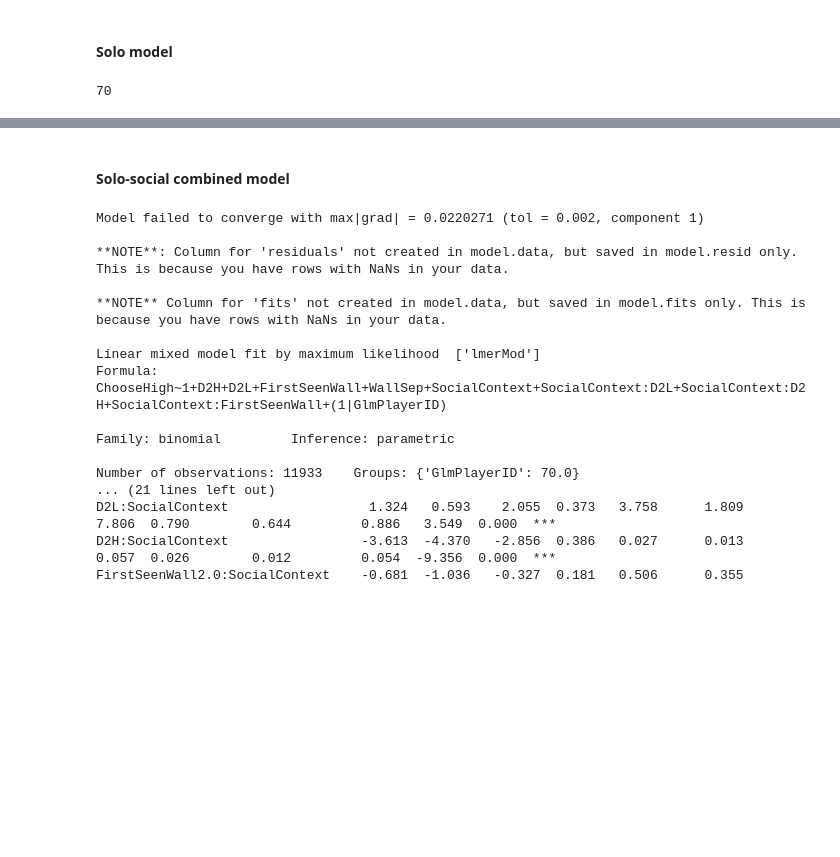
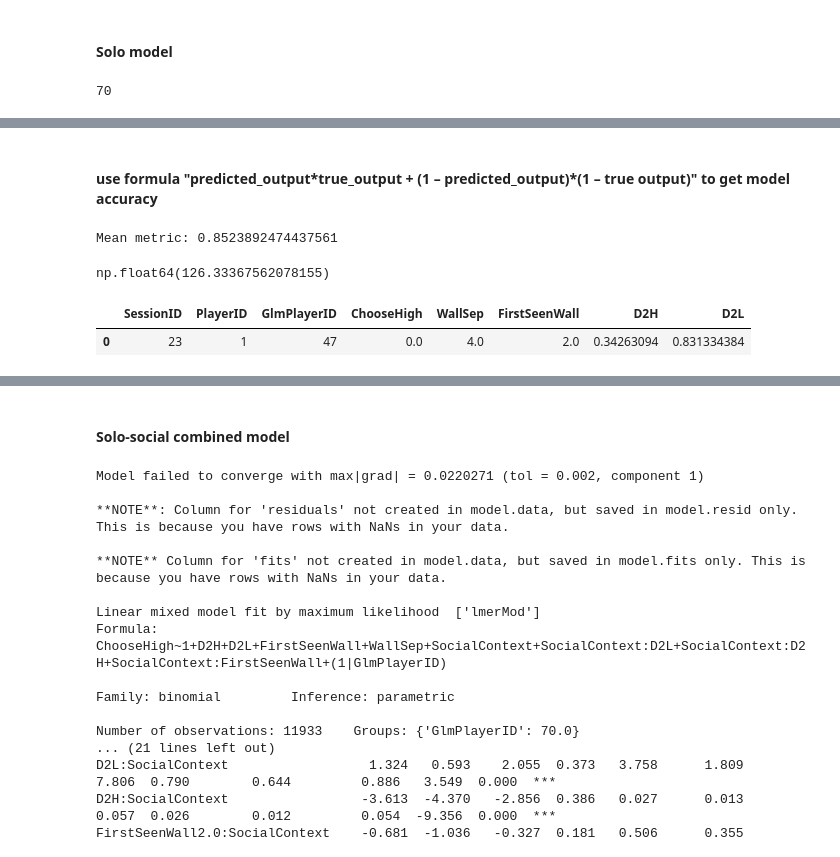
Before and after one commit to tomhagley6/octagon_analysis, a Jupyter notebook: sandbox/GLM_sandbox3.ipynb, the cells around one changed output, grey strips where cells are left out. Saved outputs shown, nothing was run; the diff lists cells and outputs as text; code cells hidden in the pictures; blank space fills up the shorter version.

```diff
--- a/sandbox/GLM_sandbox3.ipynb
+++ b/sandbox/GLM_sandbox3.ipynb
@@ -507,12 +540,12 @@ for experiment_id, players in analysis_results.items():
 # %%
 import pickle
 
-with open(r'./data/analysis_results.pkl', 'wb') as f:
-    pickle.dump(analysis_results, f)
+# with open(r'./data/analysis_results.pkl', 'wb') as f:
+#     pickle.dump(analysis_results, f)
 
 
-# with open('analysis_results_opponent_first_vis_wall.pkl', 'rb') as f:
-#     analysis_results = pickle.load(f)
+with open('./data/analysis_results.pkl', 'rb') as f:
+    analysis_results = pickle.load(f)
 # %% [markdown]
 #### Populate a dataframe, with a row for each trial, and fields for regressors (only including trials with fully-populated regressors)
 # %% [markdown]
@@ -617,8 +650,8 @@ for session_id, players in analysis_results.items():
         glm_df_solo = pd.concat([glm_df_solo, df_player], ignore_index=True)
 
 
-glm_df_solo["FirstSeenWall"] = glm_df_solo["FirstSeenWall"].astype("category")
-glm_df_solo["WallSep"] = glm_df_solo["WallSep"].astype("category")
+glm_df_solo["FirstSeenWall"] = glm_df_solo["FirstSeenWall"].astype(str).astype("category")
+glm_df_solo["WallSep"] = glm_df_solo["WallSep"].astype(str).astype("category")
 # %% [markdown]
 #### GLM Code in Pymer4
 # %%
@@ -709,0 +745,21 @@ print(glm_df_solo_cleaned['GlmPlayerID'].nunique())  # Should match the number o
+# %%
+# randomise the order of the rows
+glm_df_solo_shuffle = glm_df_solo.sample(frac=1).reset_index(drop=True)
+
+# create lists to store the DataFrames
+dfs_with_row_removed = []
+dfs_with_removed_row = []
+
+# iterate through each row index in the DataFrame
+for i in range(len(glm_df_solo_shuffle)):
+    # create a DataFrame with one row removed
+    df_without_row = glm_df_solo_shuffle.drop(index=i).reset_index(drop=True)
+    dfs_with_row_removed.append(df_without_row)
+
+    # create a DataFrame with only the removed row
+    df_with_removed_row = glm_df_solo_shuffle.iloc[[i]].reset_index(drop=True)
+    dfs_with_removed_row.append(df_with_removed_row)
+
+# Now you have two lists:
+# 1. dfs_with_row_removed: DataFrames with one row removed
+# 2. dfs_with_removed_row: DataFrames containing only the removed rows
@@ -709,0 +836,14 @@ print(glm_df_solo_cleaned['GlmPlayerID'].nunique())  # Should match the number o
+# %% [markdown]
+#### use formula "predicted_output\*true_output + (1 – predicted_output)\*(1 – true output)" to get model accuracy
+# %%
+# calculate the metric for each prediction
+likelihoods = np.full(len(random_indices), np.nan)
+for i, idx in enumerate(random_indices):
+    predicted_output = predictions_maintained_index[idx]
+    true_output = glm_df_solo_shuffle.iloc[idx]['ChooseHigh']
+    likelihood = predicted_output**true_output * (1 - predicted_output)**(1 - true_output)
+    likelihoods[i] = likelihood
+
+print(f"Mean metric: {np.nanmean(likelihoods)}")
+# %% [output]
+Mean metric: 0.8523892474437561
@@ -710,3 +865,12 @@ print(glm_df_solo_cleaned['GlmPlayerID'].nunique())  # Should match the number o
+# %%
+nll
+# %% [output]
+np.float64(126.33367562078155)
+# %%
+dfs_with_removed_row[2]
+# %% [output]
+|  | SessionID | PlayerID | GlmPlayerID | ChooseHigh | WallSep | FirstSeenWall | D2H | D2L |
+| 0 | 23 | 1 | 47 | 0.0 | 4.0 | 2.0 | 0.34263094 | 0.831334384 |
 # %%
 from pymer4.models import Lmer
 
```
Also changed, not shown: parts of 25 cells of this notebook, 3 other files.
